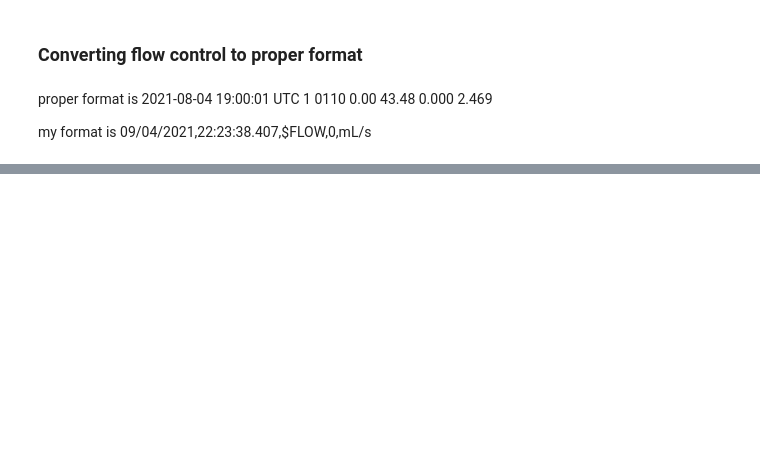
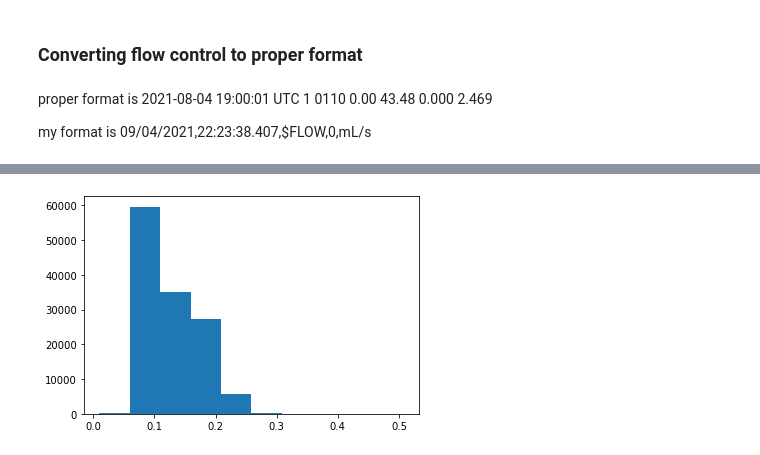
Before and after one commit to patrickcgray/gulf_stream_meanders, a Jupyter notebook: format_for_inline_analysis.ipynb, the cells around one changed output, grey strips where cells are left out. Cells and saved outputs as stored; diff of their text form; code cells hidden in the pictures; blank space fills up the shorter version.

```diff
--- a/format_for_inline_analysis.ipynb
+++ b/format_for_inline_analysis.ipynb
@@ -188,0 +198,15 @@ f.close()
+# %%
+sensor_values = []
+utc_times = []
+for i in range(len(lines)):
+    line = lines[i]
+    if "sensor" in line:
+        try:
+            line = line.split('= ')[1]
+            line = line.replace('\n', '')
+            if "UTC" in lines[i-1]:
+                sensor_values.append(int(line))
+                data_time = lines[i-1][5:-2]
+                utc_times.append(data_time)
+        except:
+            pass
@@ -188,0 +217,2 @@ f.close()
+# %%
+utc_times = pd.to_datetime(utc_times)
@@ -188,0 +234,9 @@ f.close()
+# %%
+cdom_df = pd.DataFrame(np.array(sensor_values)/1024.0*5, columns = ['cdom_volts'])
+# %%
+cdom_df['sample_times'] = utc_times
+# %%
+plt.hist(cdom_df.cdom_volts)
+plt.show()
+# %% [output]
+[figure, added]
```
Also changed, not shown: parts of 58 cells of this notebook, 1 other file.
